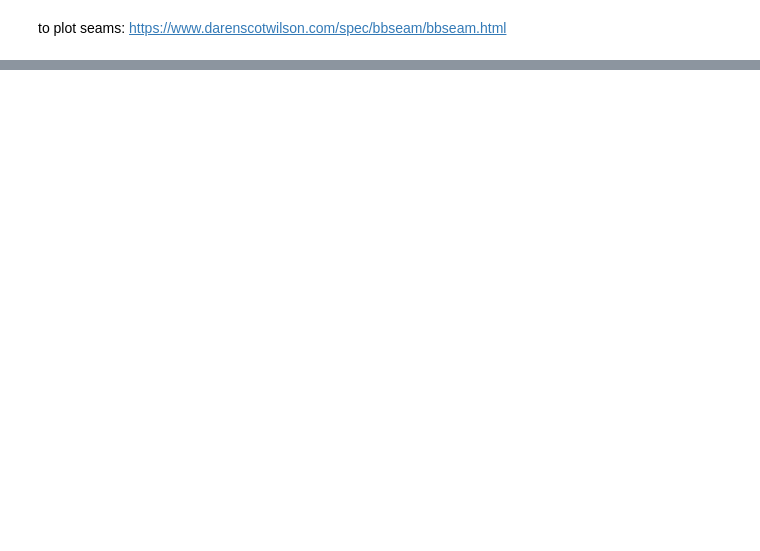
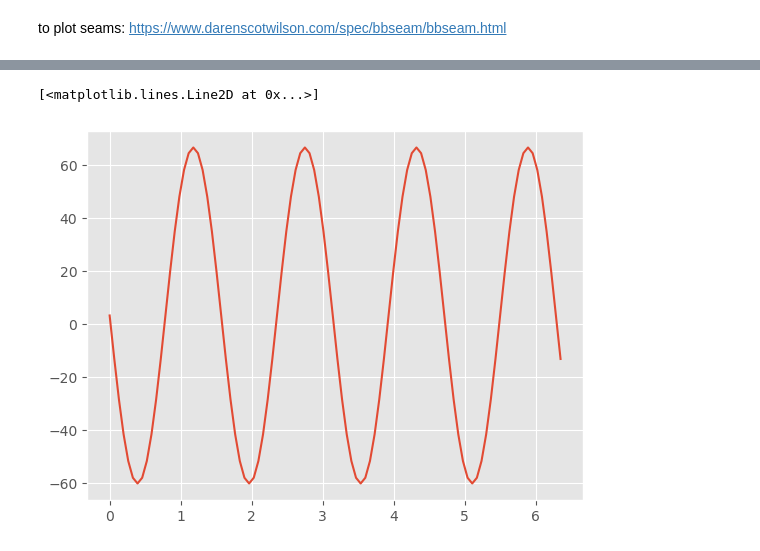
Before and after one commit to jistanto/honors-contract, a Jupyter notebook: Work/scratch.ipynb, the cells around one changed output, grey strips where cells are left out. Drawn from its saved outputs; the diff is of its cells as text; code cells hidden in the pictures; blank space fills up the shorter version.

```diff
--- a/Work/scratch.ipynb
+++ b/Work/scratch.ipynb
@@ -193,9 +181,7 @@ ax.figure.tight_layout()
 theta_vals = np.arange(0,2*np.pi+np.pi/48,np.pi/48)
 test = np.zeros(len(theta_vals))
 test2 = np.zeros(len(theta_vals))
-i = 0
-for theta in tqdm(theta_vals):
+for i,theta in enumerate(theta_vals):
     test[i] = C_L_knuckleball(theta)
     test2[i] = C_L(theta)
-    i += 1
 # %%
@@ -222,0 +273,14 @@ to plot seams: https://www.darenscotwilson.com/spec/bbseam/bbseam.html
+# %%
+theta_vals = np.arange(0,2*np.pi+np.pi/48,np.pi/48)
+test = np.zeros(len(theta_vals))
+test2 = np.zeros(len(theta_vals))
+i = 0
+for theta in theta_vals:
+    test[i] = C_L_knuckleball(theta)
+    test2[i] = C_L(theta)
+    i += 1
+# %%
+plt.plot(theta_vals,test)
+# %% [output]
+[<matplotlib.lines.Line2D at 0x...>]
+[figure, added]
```
Also changed, not shown: parts of 10 cells of this notebook, 1 other file.
